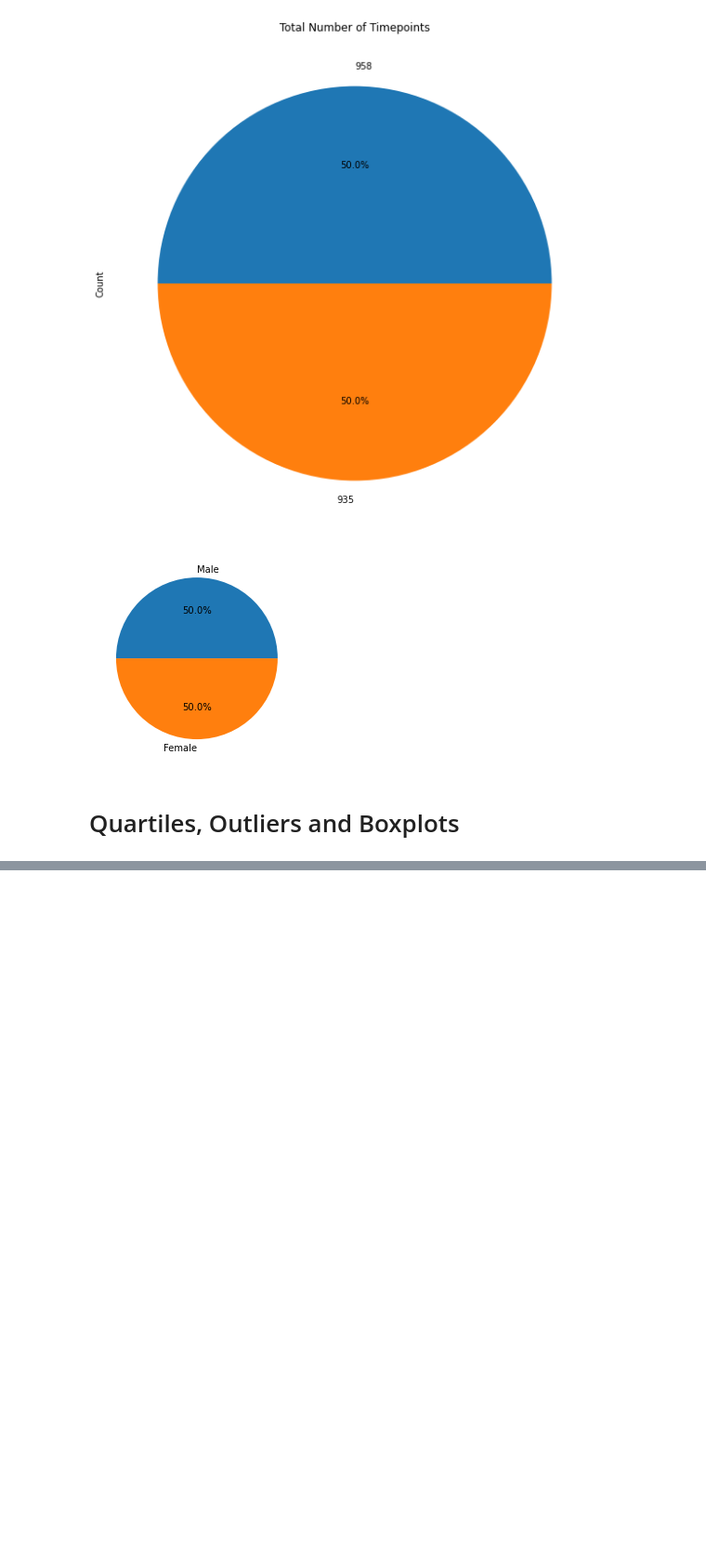
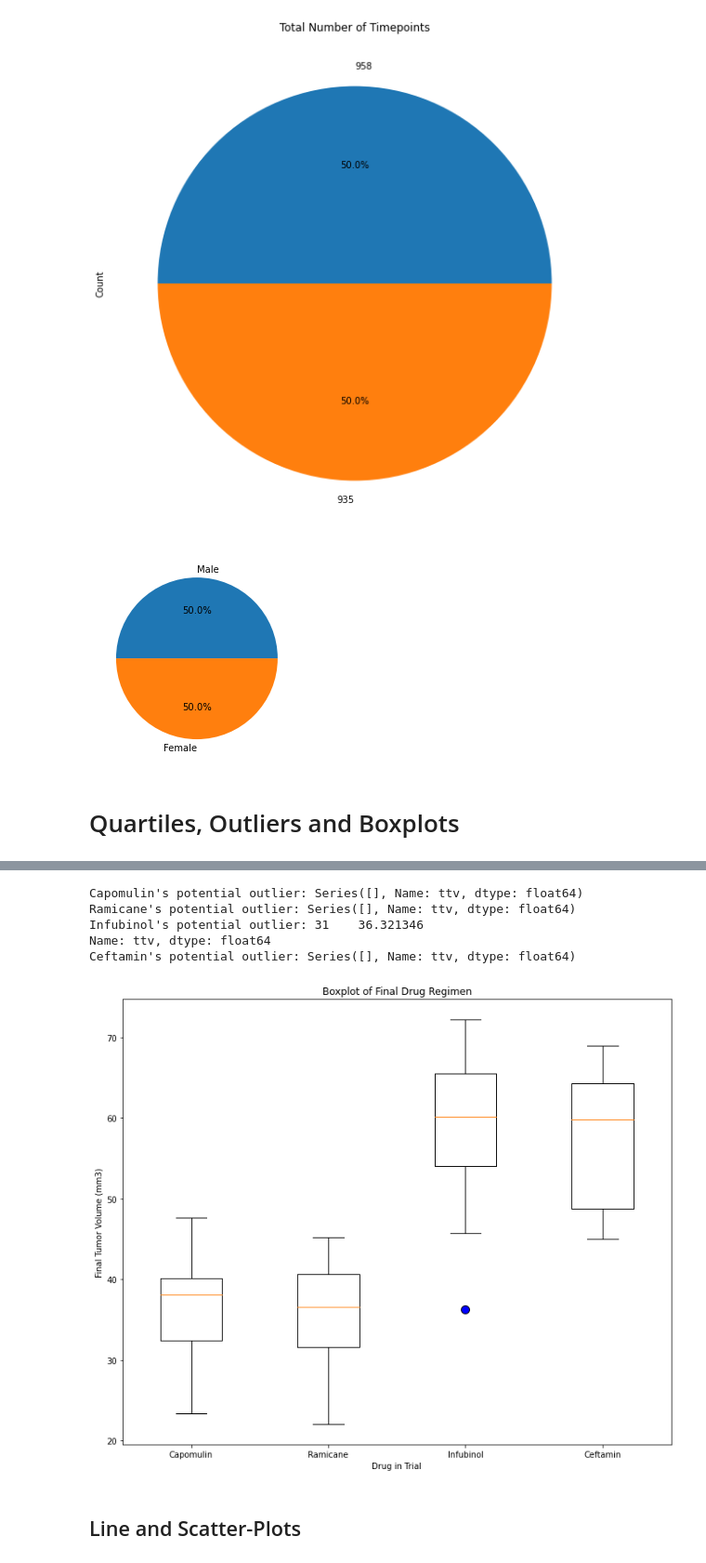
Before and after one commit to boojaado/Matplotlib_hw, a Jupyter notebook: pymaceuticals/pymaceuticals_jkeme.ipynb, the cells around one changed output, grey strips where cells are left out. Shown: that part at 93% size. Drawn from its saved outputs; the diff is of its cells as text; code cells hidden in the pictures; blank space fills up the shorter version.

```diff
--- a/pymaceuticals/pymaceuticals_jkeme.ipynb
+++ b/pymaceuticals/pymaceuticals_jkeme.ipynb
@@ -504,0 +521,6 @@ merged_data = max_tumor.merge(clean_study_data_complete,on=['Mouse ID','Timepoin
+# %%
+# Calculate the final tumor volume of each mouse across four of the treatment regimens:
+# Capomulin, Ramicane, Infubinol, and Ceftamin
+
+final_ttv = df3.groupby(["mouse_id"])['timepoint'].max().reset_index()
+final_ttv
@@ -504,0 +541,3 @@ merged_data = max_tumor.merge(clean_study_data_complete,on=['Mouse ID','Timepoin
+# %%
+df3 = final_ttv.merge(df3,on=["mouse_id",'timepoint'],how="left")
+df3
@@ -504,0 +558,44 @@ merged_data = max_tumor.merge(clean_study_data_complete,on=['Mouse ID','Timepoin
+# %%
+# I received help from Alexander when doing this step.
+regimen = ["Capomulin", "Ramicane", "Infubinol", "Ceftamin"]
+
+# List for ttv data
+ttv_list = []
+
+# IQR to check for outliers
+for drug in regimen:
+
+    # Locate the rows which contain mice on each drug and get the tumor volumes
+    final_ttv = df3.loc[df3["drug_regimen"] == drug, 'ttv']
+
+    # add subset
+    ttv_list.append(final_ttv)
+
+    # Determine outliers using upper and lower bounds
+    quartile = final_ttv.quantile([.25,.5,.75])
+    lowerq = quartile[0.25]
+    upperq = quartile[0.75]
+    iqr = upperq-lowerq
+    lower_bnd = lowerq - (1.5*iqr)
+    upper_bnd = upperq + (1.5*iqr)
+    outlier = final_ttv.loc[(final_ttv < lower_bnd) | (final_ttv > upper_bnd)]
+    print(f"{drug}'s potential outlier: {outlier}")
+# %% [output]
+Capomulin's potential outlier: Series([], Name: ttv, dtype: float64)
+Ramicane's potential outlier: Series([], Name: ttv, dtype: float64)
+Infubinol's potential outlier: 31    36.321346
+Name: ttv, dtype: float64
+Ceftamin's potential outlier: Series([], Name: ttv, dtype: float64)
+# %%
+# box plot of the final tumor volume of each mouse across four regimens of interest
+plt.figure(figsize=(12, 10))
+median = dict(markerfacecolor='blue',markersize=10)
+plt.boxplot(ttv_list, labels = regimen, flierprops=median)
+plt.ylabel('Final Tumor Volume (mm3)')
+plt.xlabel("Drug in Trial")
+plt.title("Boxplot of Final Drug Regimen")
+plt.show()
+# %% [output]
+[figure, added]
+# %% [markdown]
+## Line and Scatter-Plots
```
Also changed, not shown: parts of 14 cells of this notebook.
